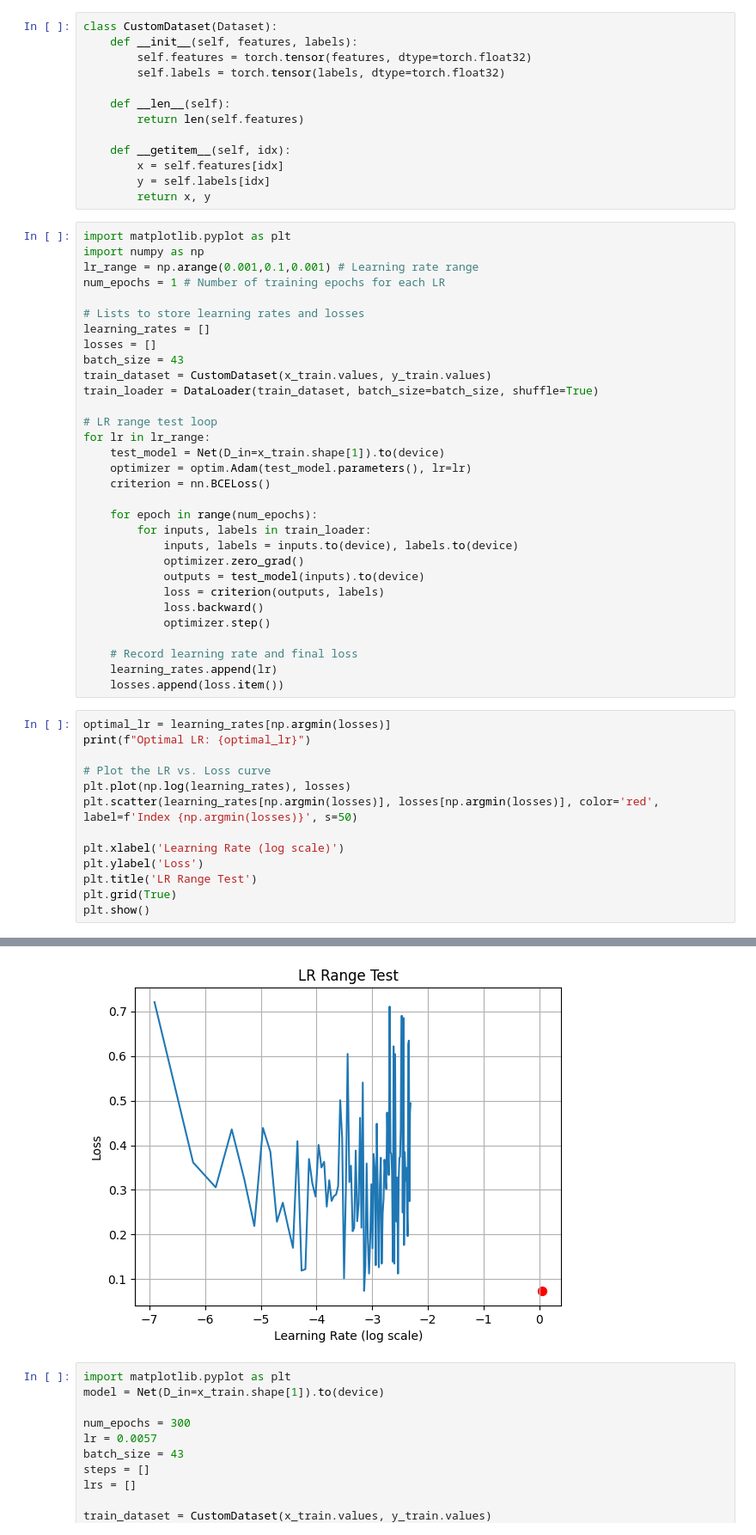
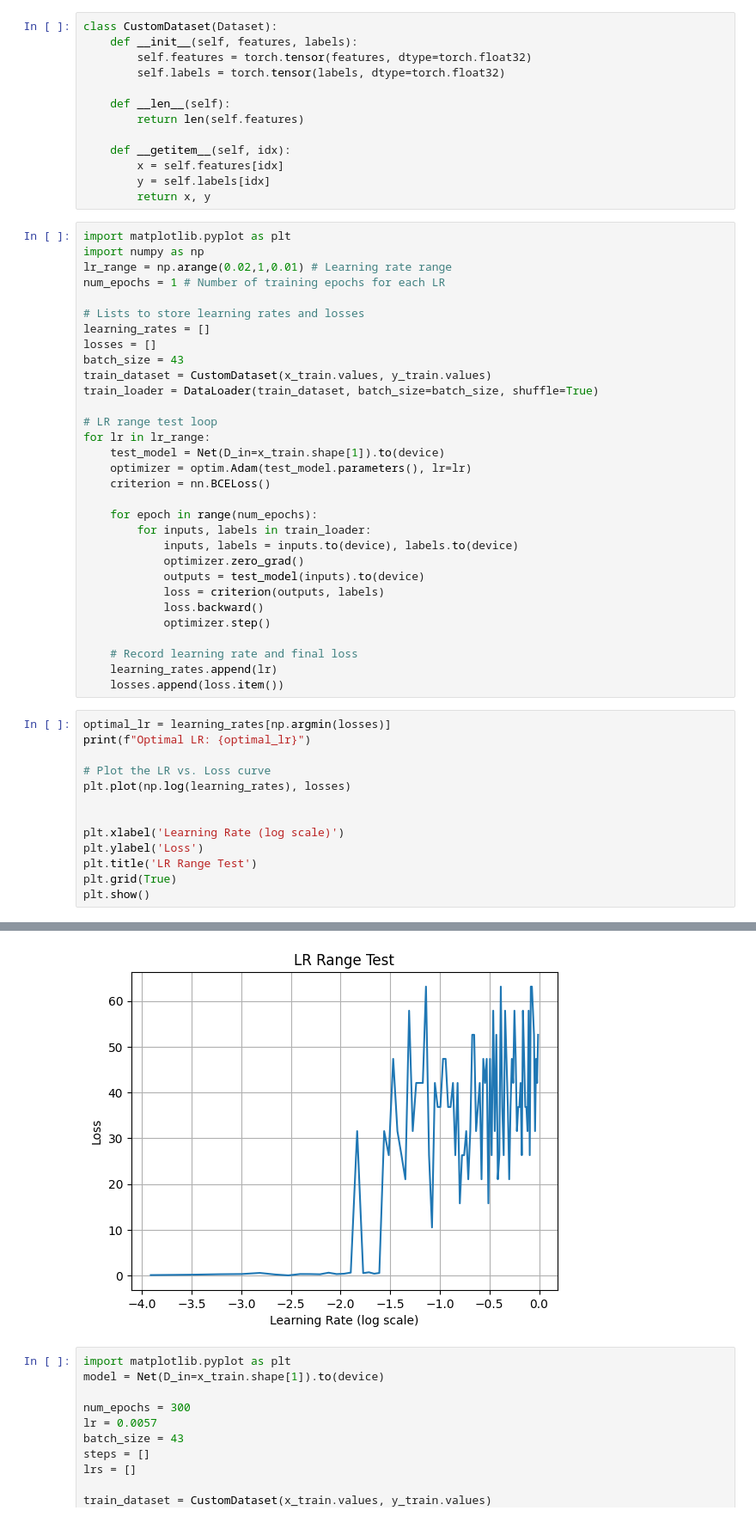
Before and after one commit to Mixim12/Loan_predictor, a Jupyter notebook: python_app/model.ipynb, the cells around one changed output, grey strips where cells are left out. Shown at 86% size. Drawn from its saved outputs; the diff is of its cells as text.

```diff
--- a/python_app/model.ipynb
+++ b/python_app/model.ipynb
@@ -82,7 +82,7 @@ class CustomDataset(Dataset):
 # %%
 import matplotlib.pyplot as plt
 import numpy as np
-lr_range = np.arange(0.001,0.1,0.001) # Learning rate range
+lr_range = np.arange(0.02,1,0.01) # Learning rate range
 num_epochs = 1 # Number of training epochs for each LR
 
 # Lists to store learning rates and losses
@@ -116,7 +116,7 @@ print(f"Optimal LR: {optimal_lr}")
 
 # Plot the LR vs. Loss curve
 plt.plot(np.log(learning_rates), losses)
-plt.scatter(learning_rates[np.argmin(losses)], losses[np.argmin(losses)], color='red', label=f'Index {np.argmin(losses)}', s=50)
+
 
 plt.xlabel('Learning Rate (log scale)')
 plt.ylabel('Loss')
@@ -128,4 +128,4 @@ Optimal LR: 0.043000000000000003
-[figure, old version]
+[figure, new version]
 # %%
 import matplotlib.pyplot as plt
 model = Net(D_in=x_train.shape[1]).to(device)
```
Also changed, not shown: parts of 1 cell of this notebook, 1 other file.
